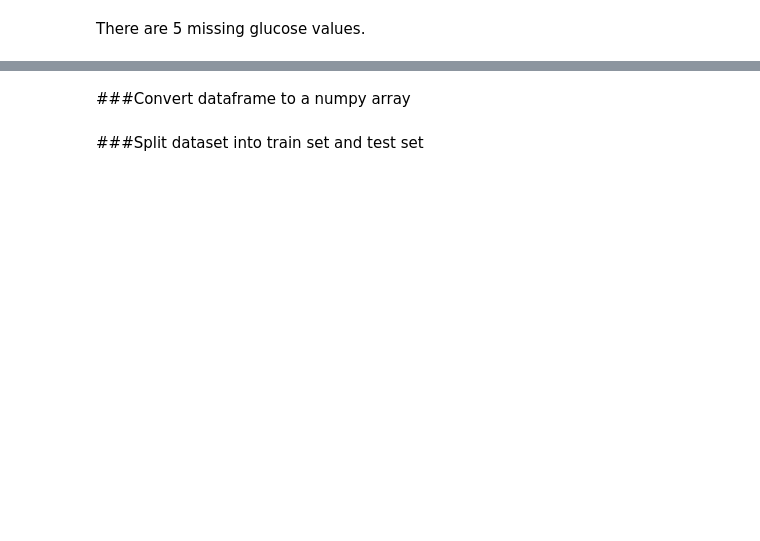
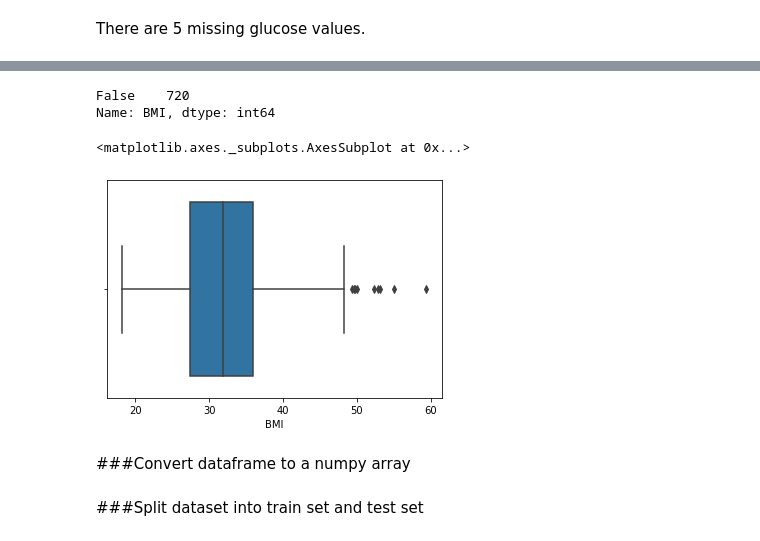
Before and after one commit to araghuwanshi19/pima_indians_diabetes_classification, a Jupyter notebook: pima_indians_diabetes_classification.ipynb, the cells around one changed output, grey strips where cells are left out. Cells and saved outputs as stored; diff of their text form; code cells hidden in the pictures; blank space fills up the shorter version.

```diff
--- a/pima_indians_diabetes_classification.ipynb
+++ b/pima_indians_diabetes_classification.ipynb
@@ -143,3 +214,16 @@ df['Glucose'] = df['Glucose'].replace(0, (df['Glucose']).mean())
+# %%
+# fill missing vlaues
+df['BMI'] = df['BMI'].replace(0, (df['BMI']).mean())
+
+pd.value_counts(df['BMI'] == 0.0)
+# %% [output]
+False    720
+Name: BMI, dtype: int64
+# %%
+sns.boxplot(x =df['BMI'])
+# %% [output]
+<matplotlib.axes._subplots.AxesSubplot at 0x...>
+[figure, added]
 # %% [markdown]
 ###Convert dataframe to a numpy array
 # %%
```
Also changed, not shown: parts of 23 cells of this notebook.
